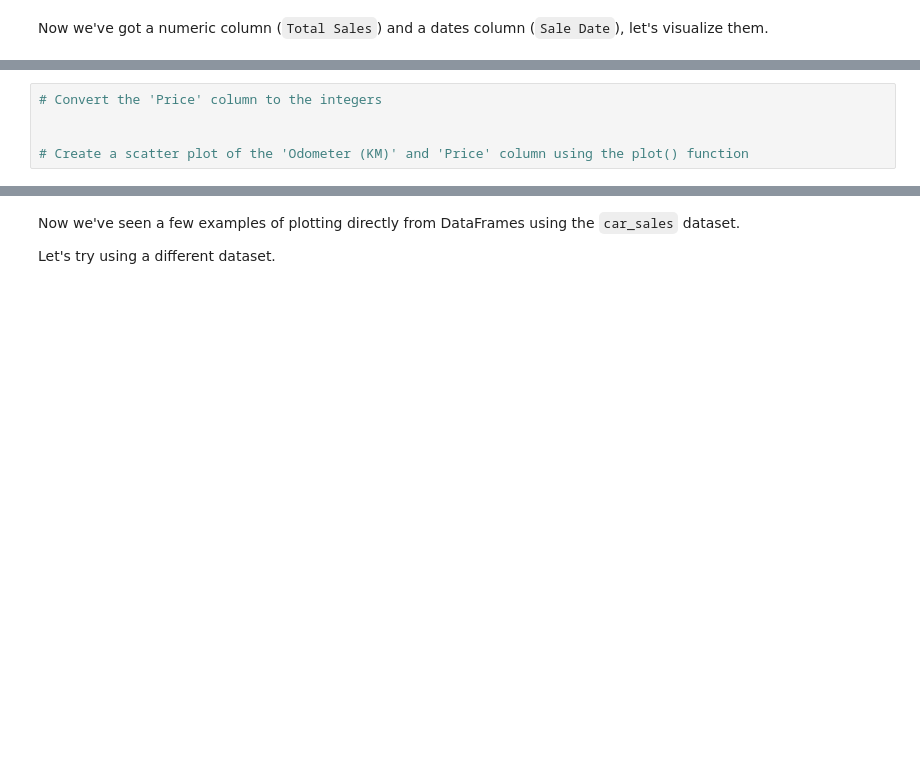
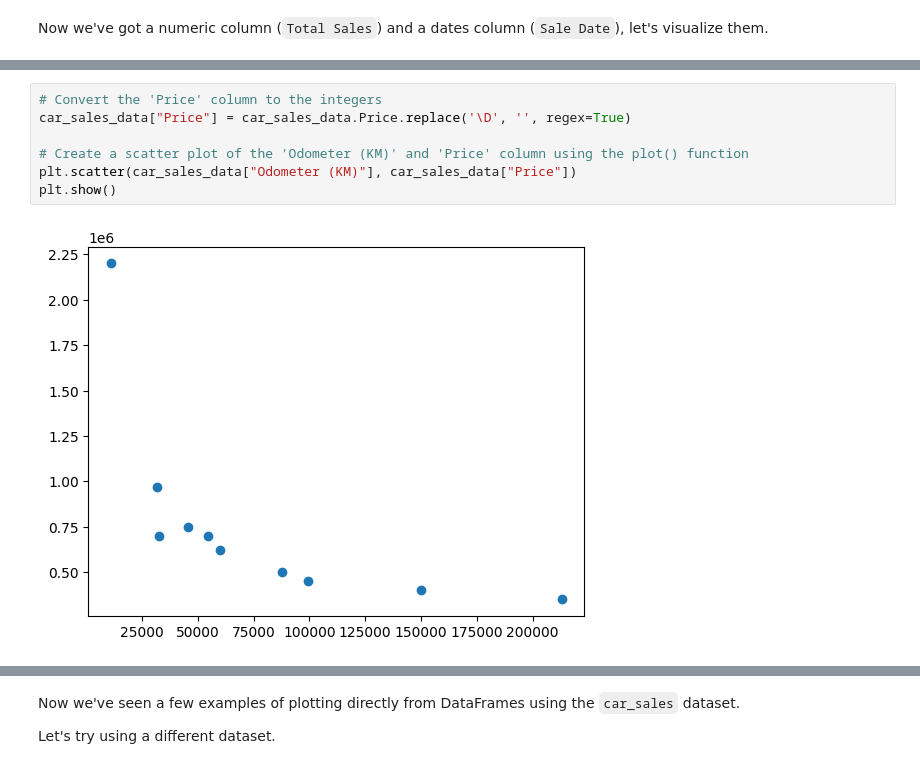
Before and after one commit to techLust/python_experiment, a Jupyter notebook: matplotlib-exercises.ipynb, the cells around one changed output, grey strips where cells are left out. Drawn from its saved outputs; the diff is of its cells as text; blank space fills up the shorter version.

```diff
--- a/matplotlib-exercises.ipynb
+++ b/matplotlib-exercises.ipynb
@@ -284,7 +342,11 @@ Now we've got a numeric column (`Total Sales`) and a dates column (`Sale Date`),
 # %%
 # Convert the 'Price' column to the integers
-
+car_sales_data["Price"] = car_sales_data.Price.replace('\D', '', regex=True)
 
 # Create a scatter plot of the 'Odometer (KM)' and 'Price' column using the plot() function
+plt.scatter(car_sales_data["Odometer (KM)"], car_sales_data["Price"])
+plt.show()
+# %% [output]
+[figure, added]
 # %%
 # Create a NumPy array of random numbers of size (10, 4) and save it to X
```
Also changed, not shown: parts of 25 cells of this notebook, 3 other files.
